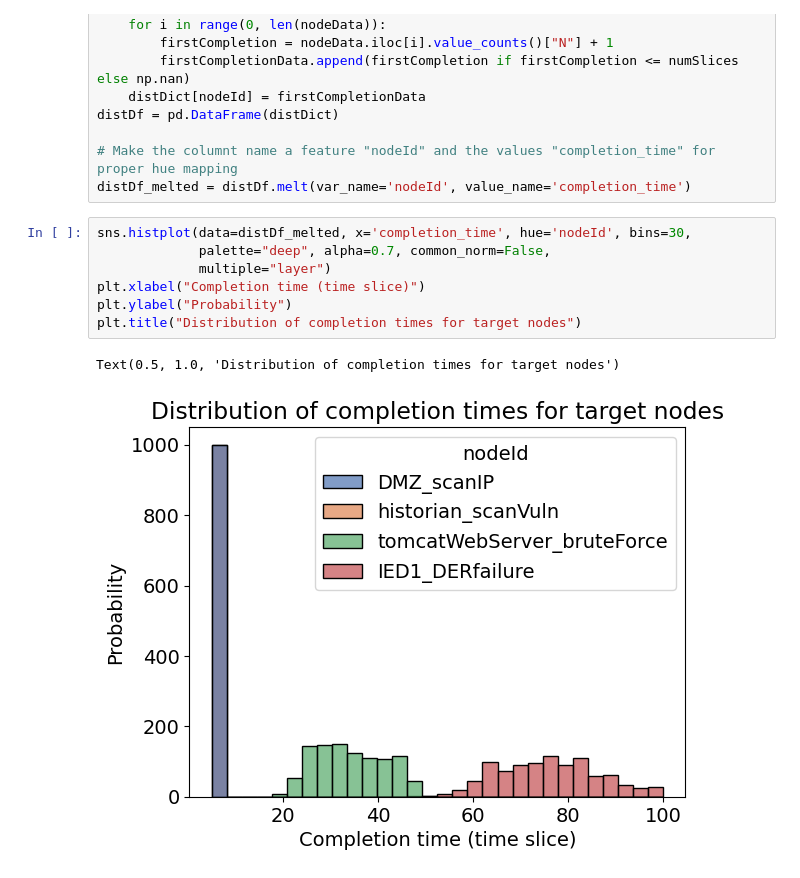
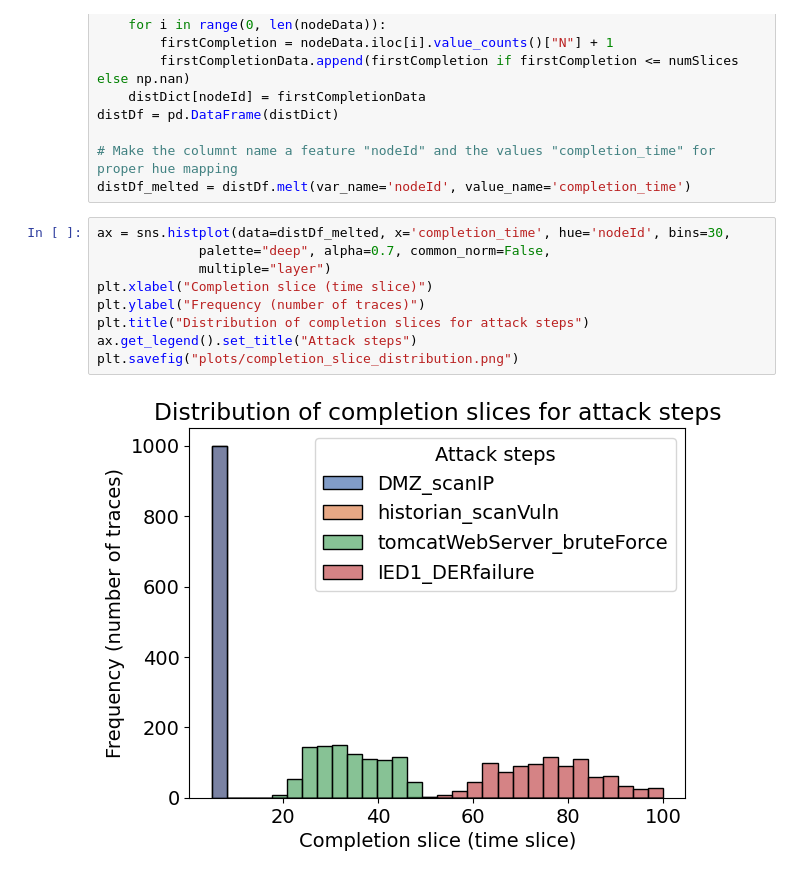
Before and after one commit to Dosclic98/dbn-sim-learning, a Jupyter notebook: data_evaluator.ipynb, the cells around one changed output. Saved outputs shown, nothing was run; the diff lists cells and outputs as text.

Commit message:
Added plot store (also slightly modified some plots)

```diff
--- a/data_evaluator.ipynb
+++ b/data_evaluator.ipynb
@@ -31,12 +32,13 @@ distDf = pd.DataFrame(distDict)
 # Make the columnt name a feature "nodeId" and the values "completion_time" for proper hue mapping
 distDf_melted = distDf.melt(var_name='nodeId', value_name='completion_time')
 # %%
-sns.histplot(data=distDf_melted, x='completion_time', hue='nodeId', bins=30,
+ax = sns.histplot(data=distDf_melted, x='completion_time', hue='nodeId', bins=30,
              palette="deep", alpha=0.7, common_norm=False,
              multiple="layer")
-plt.xlabel("Completion time (time slice)")
-plt.ylabel("Probability")
-plt.title("Distribution of completion times for target nodes")
+plt.xlabel("Completion slice (time slice)")
+plt.ylabel("Frequency (number of traces)")
+plt.title("Distribution of completion slices for attack steps")
+ax.get_legend().set_title("Attack steps")
+plt.savefig("plots/completion_slice_distribution.png")
 # %% [output]
-Text(0.5, 1.0, 'Distribution of completion times for target nodes')
-[figure, old version]
+[figure, new version]
```
Also changed, not shown: parts of 2 cells of this notebook, 1 other file.
